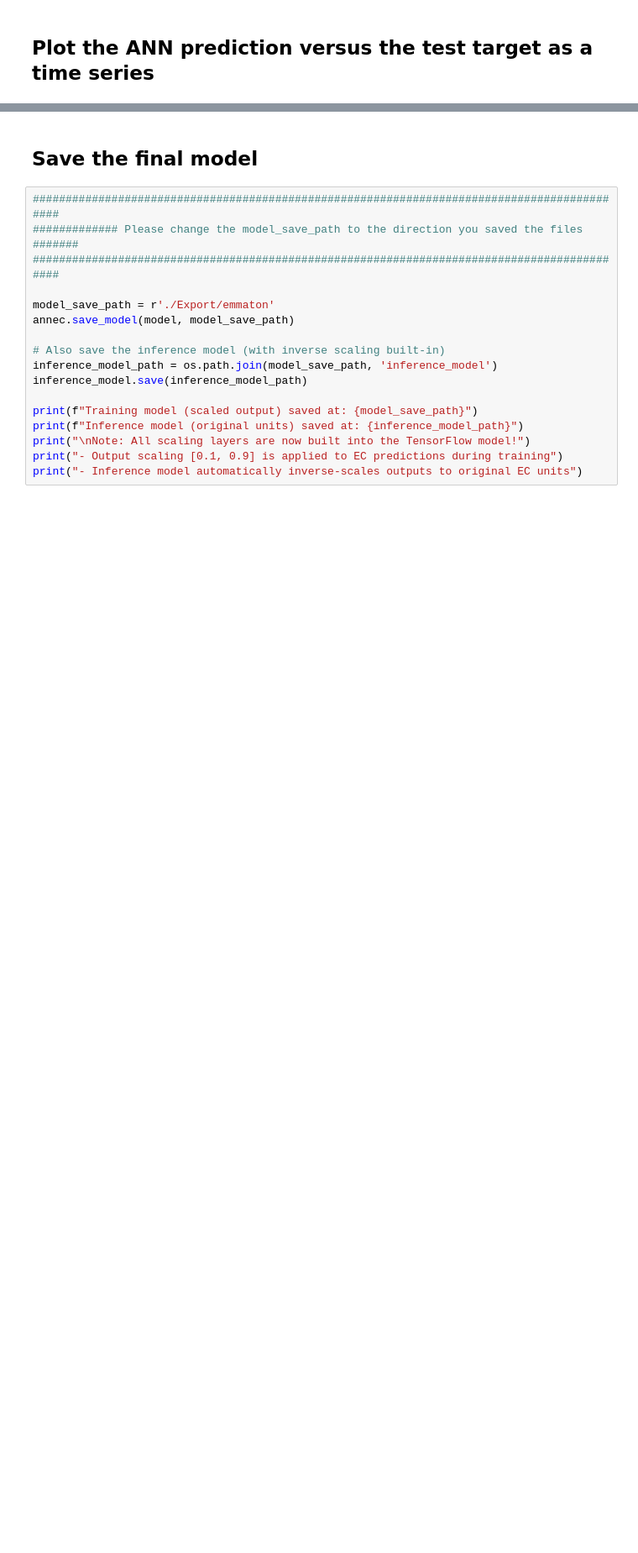
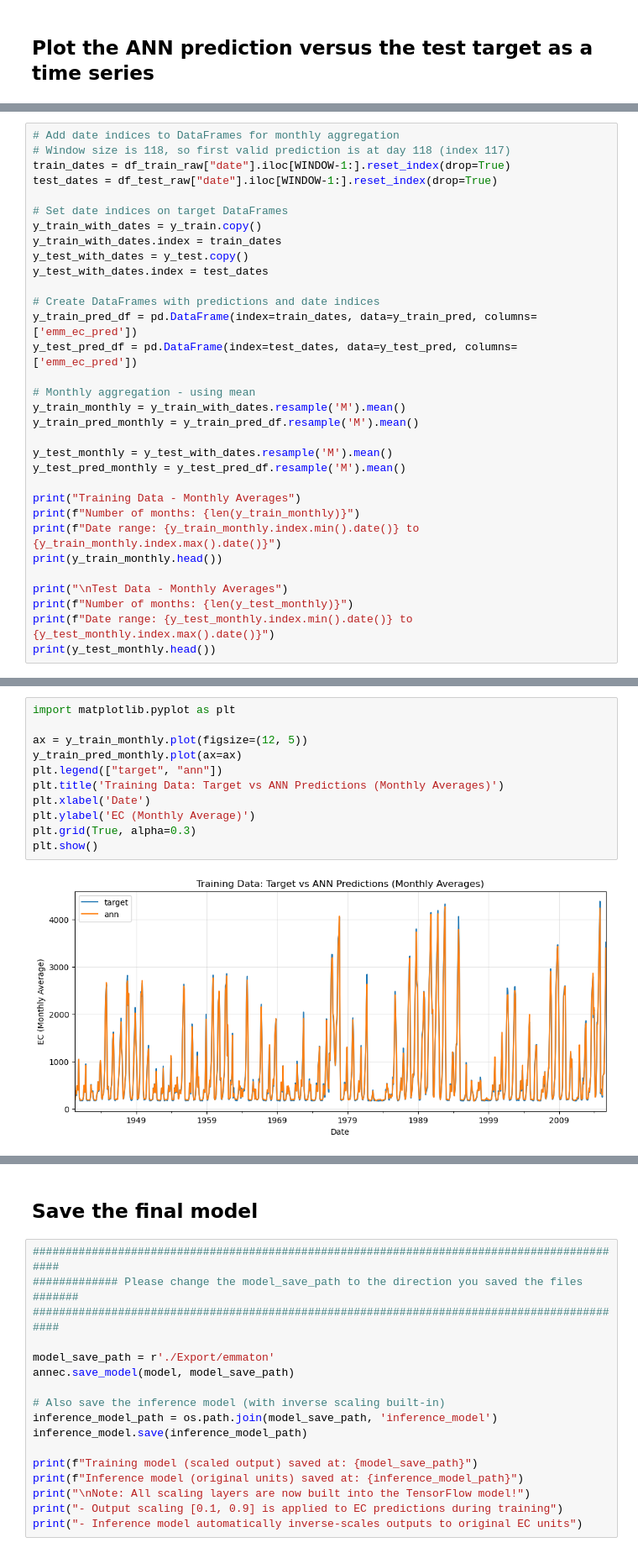
Before and after one commit to CentralValleyModeling/cs3-surrogate-training, a Jupyter notebook: train_EC.ipynb, the cells around one changed output, grey strips where cells are left out. Shown at 84% size. Saved outputs shown, nothing was run; the diff lists cells and outputs as text; blank space fills up the shorter version.

```diff
--- a/train_EC.ipynb
+++ b/train_EC.ipynb
@@ -271,0 +414,32 @@ Last prediction: 998.8
+# %%
+# Add date indices to DataFrames for monthly aggregation
+# Window size is 118, so first valid prediction is at day 118 (index 117)
+train_dates = df_train_raw["date"].iloc[WINDOW-1:].reset_index(drop=True)
+test_dates = df_test_raw["date"].iloc[WINDOW-1:].reset_index(drop=True)
+
+# Set date indices on target DataFrames
+y_train_with_dates = y_train.copy()
+y_train_with_dates.index = train_dates
+y_test_with_dates = y_test.copy()
+y_test_with_dates.index = test_dates
+
+# Create DataFrames with predictions and date indices
+y_train_pred_df = pd.DataFrame(index=train_dates, data=y_train_pred, columns=['emm_ec_pred'])
+y_test_pred_df = pd.DataFrame(index=test_dates, data=y_test_pred, columns=['emm_ec_pred'])
+
+# Monthly aggregation - using mean
+y_train_monthly = y_train_with_dates.resample('M').mean()
+y_train_pred_monthly = y_train_pred_df.resample('M').mean()
+
+y_test_monthly = y_test_with_dates.resample('M').mean()
+y_test_pred_monthly = y_test_pred_df.resample('M').mean()
+
+print("Training Data - Monthly Averages")
+print(f"Number of months: {len(y_train_monthly)}")
+print(f"Date range: {y_train_monthly.index.min().date()} to {y_train_monthly.index.max().date()}")
+print(y_train_monthly.head())
+
+print("\nTest Data - Monthly Averages")
+print(f"Number of months: {len(y_test_monthly)}")
+print(f"Date range: {y_test_monthly.index.min().date()} to {y_test_monthly.index.max().date()}")
+print(y_test_monthly.head())
@@ -271,0 +466,13 @@ Last prediction: 998.8
+# %%
+import matplotlib.pyplot as plt
+
+ax = y_train_monthly.plot(figsize=(12, 5))
+y_train_pred_monthly.plot(ax=ax)
+plt.legend(["target", "ann"])
+plt.title('Training Data: Target vs ANN Predictions (Monthly Averages)')
+plt.xlabel('Date')
+plt.ylabel('EC (Monthly Average)')
+plt.grid(True, alpha=0.3)
+plt.show()
+# %% [output]
+[figure, added]
```
Also changed, not shown: parts of 22 cells of this notebook.
